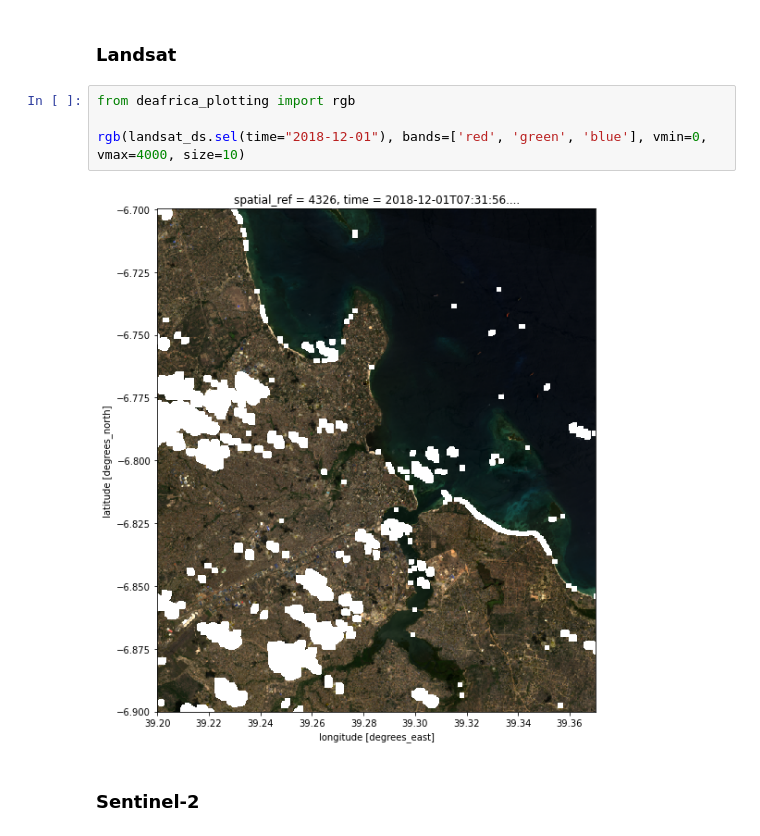
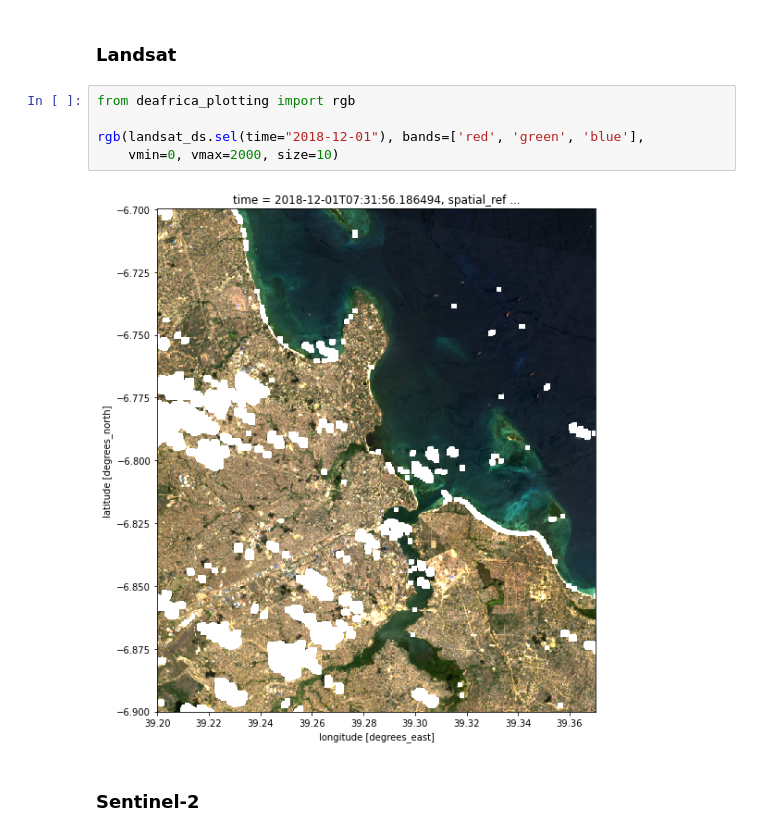
Before and after one commit to digitalearthafrica/deafrica-training-workshop, a Jupyter notebook: docs/session_2/04_loading_data.ipynb, the cells around one changed output. Saved outputs shown, nothing was run; the diff lists cells and outputs as text.

```diff
--- a/docs/session_2/04_loading_data.ipynb
+++ b/docs/session_2/04_loading_data.ipynb
@@ -196,9 +196,10 @@ Below are RGB images of the Landsat and Sentinel-2 data near a particular time.
 # %%
 from deafrica_plotting import rgb
 
-rgb(landsat_ds.sel(time="2018-12-01"), bands=['red', 'green', 'blue'], vmin=0, vmax=4000, size=10)
+rgb(landsat_ds.sel(time="2018-12-01"), bands=['red', 'green', 'blue'],
+    vmin=0, vmax=2000, size=10)
 # %% [output]
-[figure, old version]
+[figure, new version]
 # %% [markdown]
 ### Sentinel-2
 # %%
```
Also changed, not shown: parts of 2 cells of this notebook, 2 other files.
